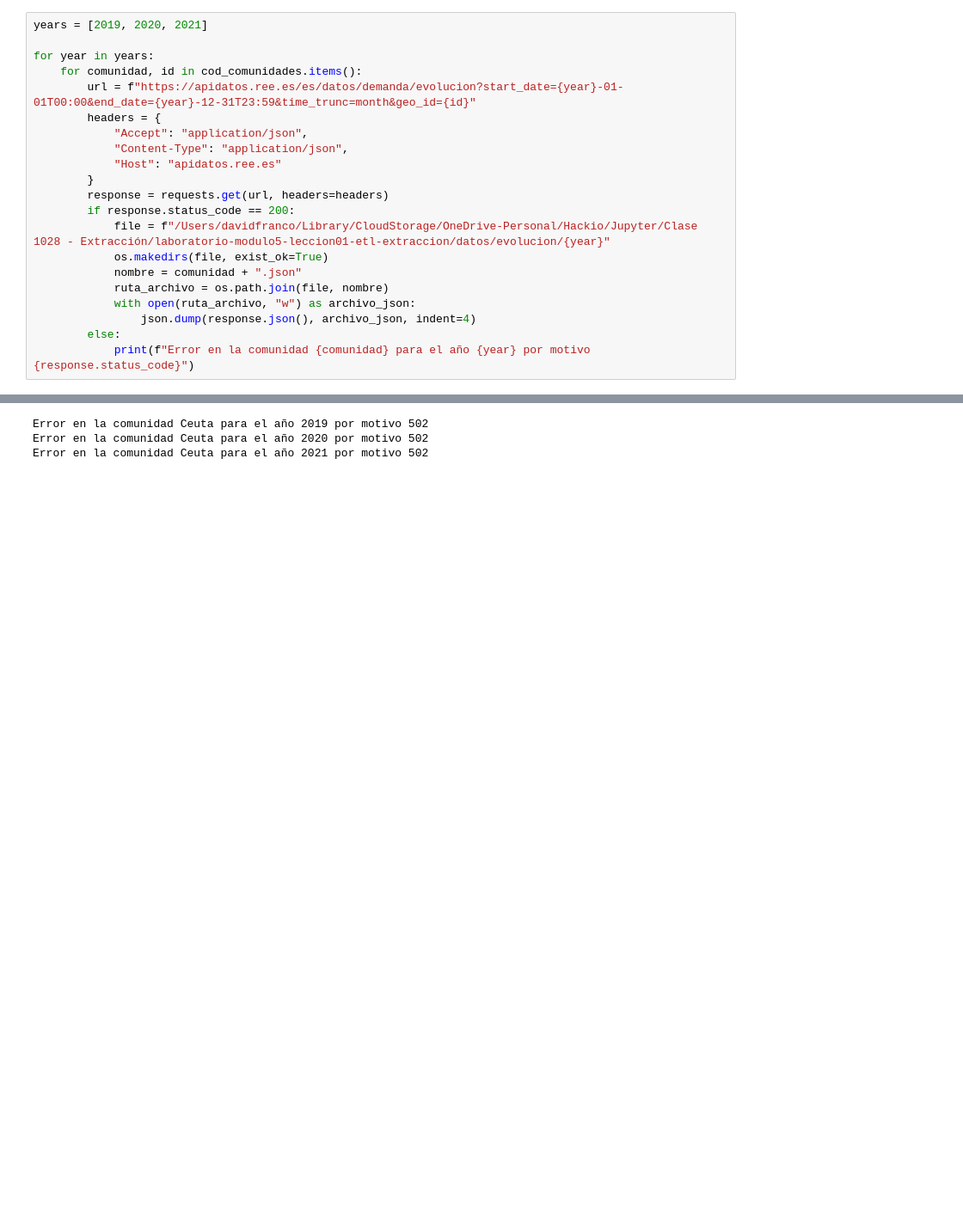
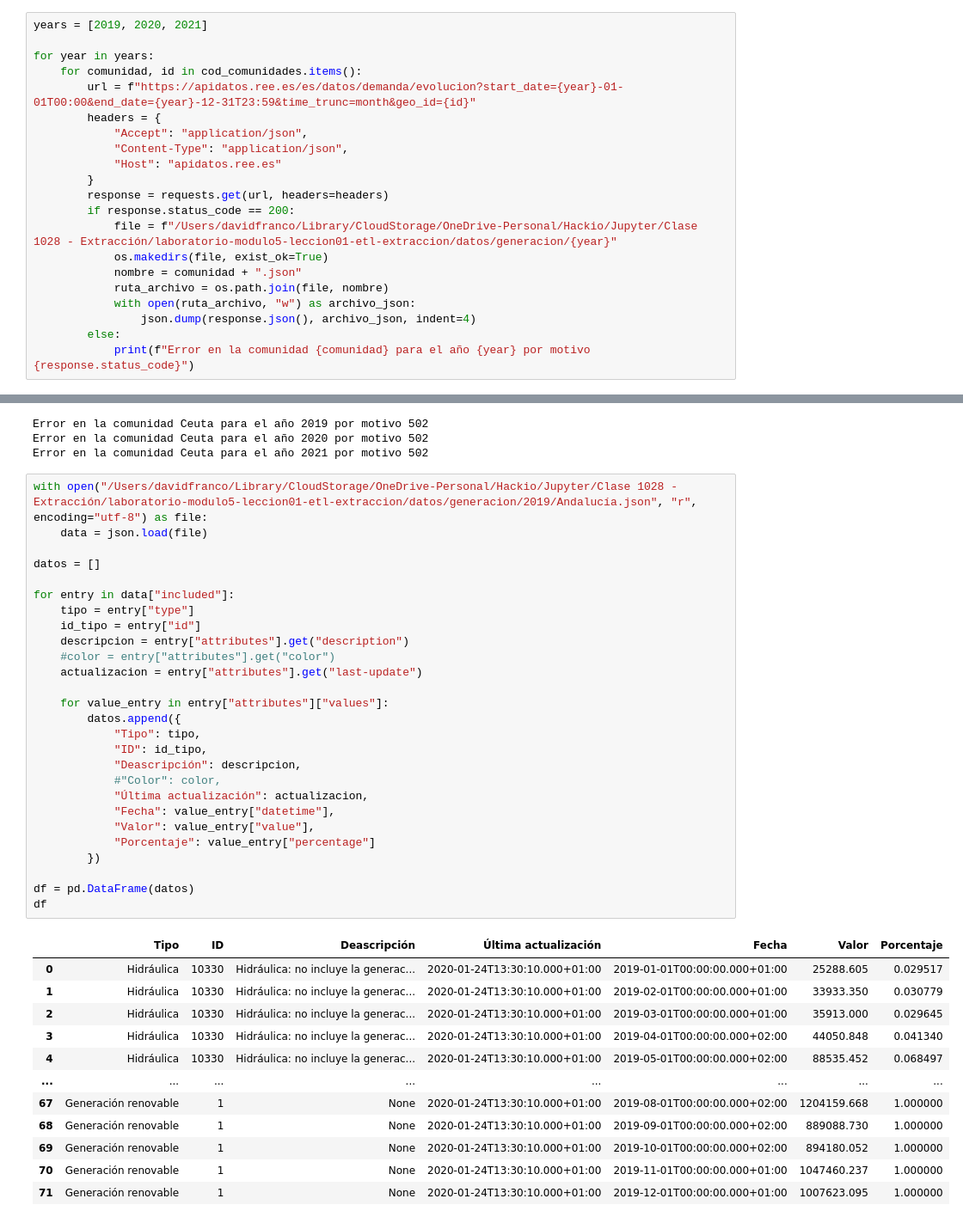
Before and after one commit to davfranco1/laboratorio-modulo5-leccion01-etl-extraccion, a Jupyter notebook: laboratorio-modulo5-leccion01-elt-extraccion.ipynb, the cells around one changed output, grey strips where cells are left out. Shown at 86% size. Saved outputs shown, nothing was run; the diff lists cells and outputs as text; blank space fills up the shorter version.

```diff
--- a/laboratorio-modulo5-leccion01-elt-extraccion.ipynb
+++ b/laboratorio-modulo5-leccion01-elt-extraccion.ipynb
@@ -282,7 +282,7 @@ for year in years:
         }
         response = requests.get(url, headers=headers)
         if response.status_code == 200:
-            file = f"/Users/davidfranco/Library/CloudStorage/OneDrive-Personal/Hackio/Jupyter/Clase 1028 - Extracción/laboratorio-modulo5-leccion01-etl-extraccion/datos/evolucion/{year}"
+            file = f"/Users/davidfranco/Library/CloudStorage/OneDrive-Personal/Hackio/Jupyter/Clase 1028 - Extracción/laboratorio-modulo5-leccion01-etl-extraccion/datos/generacion/{year}"
             os.makedirs(file, exist_ok=True)
             nombre = comunidad + ".json"
             ruta_archivo = os.path.join(file, nombre)
@@ -315,3 +315,43 @@ for year in years:
 Error en la comunidad Ceuta para el año 2019 por motivo 502
 Error en la comunidad Ceuta para el año 2020 por motivo 502
 Error en la comunidad Ceuta para el año 2021 por motivo 502
+# %%
+with open("/Users/davidfranco/Library/CloudStorage/OneDrive-Personal/Hackio/Jupyter/Clase 1028 - Extracción/laboratorio-modulo5-leccion01-etl-extraccion/datos/generacion/2019/Andalucía.json", "r", encoding="utf-8") as file:
+    data = json.load(file)
+
+datos = []
+
+for entry in data["included"]:
+    tipo = entry["type"]
+    id_tipo = entry["id"]
+    descripcion = entry["attributes"].get("description")
+    #color = entry["attributes"].get("color")
+    actualizacion = entry["attributes"].get("last-update")
+
+    for value_entry in entry["attributes"]["values"]:
+        datos.append({
+            "Tipo": tipo,
+            "ID": id_tipo,
+            "Deascripción": descripcion,
+            #"Color": color,
+            "Última actualización": actualizacion,
+            "Fecha": value_entry["datetime"],
+            "Valor": value_entry["value"],
+            "Porcentaje": value_entry["percentage"]
+        })
+
+df = pd.DataFrame(datos)
+df
+# %% [output]
+|  | Tipo | ID | Deascripción | Última actualización | Fecha | Valor | Porcentaje |
+| 0 | Hidráulica | 10330 | Hidráulica: no incluye la generac... | 2020-01-24T13:30:10.000+01:00 | 2019-01-01T00:00:00.000+01:00 | 25288.605 | 0.029517 |
+| 1 | Hidráulica | 10330 | Hidráulica: no incluye la generac... | 2020-01-24T13:30:10.000+01:00 | 2019-02-01T00:00:00.000+01:00 | 33933.350 | 0.030779 |
+| 2 | Hidráulica | 10330 | Hidráulica: no incluye la generac... | 2020-01-24T13:30:10.000+01:00 | 2019-03-01T00:00:00.000+01:00 | 35913.000 | 0.029645 |
+| 3 | Hidráulica | 10330 | Hidráulica: no incluye la generac... | 2020-01-24T13:30:10.000+01:00 | 2019-04-01T00:00:00.000+02:00 | 44050.848 | 0.041340 |
+| 4 | Hidráulica | 10330 | Hidráulica: no incluye la generac... | 2020-01-24T13:30:10.000+01:00 | 2019-05-01T00:00:00.000+02:00 | 88535.452 | 0.068497 |
+| ... | ... | ... | ... | ... | ... | ... | ... |
+| 67 | Generación renovable | 1 | None | 2020-01-24T13:30:10.000+01:00 | 2019-08-01T00:00:00.000+02:00 | 1204159.668 | 1.000000 |
+| 68 | Generación renovable | 1 | None | 2020-01-24T13:30:10.000+01:00 | 2019-09-01T00:00:00.000+02:00 | 889088.730 | 1.000000 |
+| 69 | Generación renovable | 1 | None | 2020-01-24T13:30:10.000+01:00 | 2019-10-01T00:00:00.000+02:00 | 894180.052 | 1.000000 |
+| 70 | Generación renovable | 1 | None | 2020-01-24T13:30:10.000+01:00 | 2019-11-01T00:00:00.000+01:00 | 1047460.237 | 1.000000 |
+| 71 | Generación renovable | 1 | None | 2020-01-24T13:30:10.000+01:00 | 2019-12-01T00:00:00.000+01:00 | 1007623.095 | 1.000000 |
```
Also changed, not shown: parts of 3 cells of this notebook, 58 other files.
